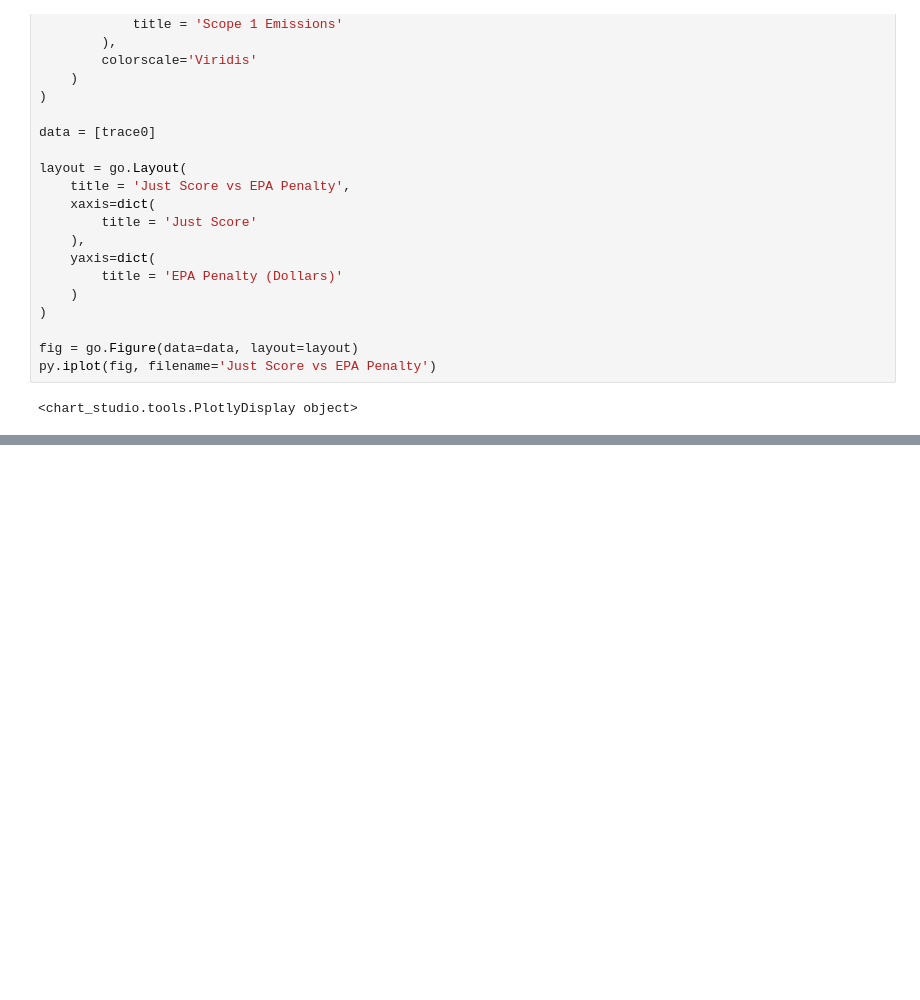
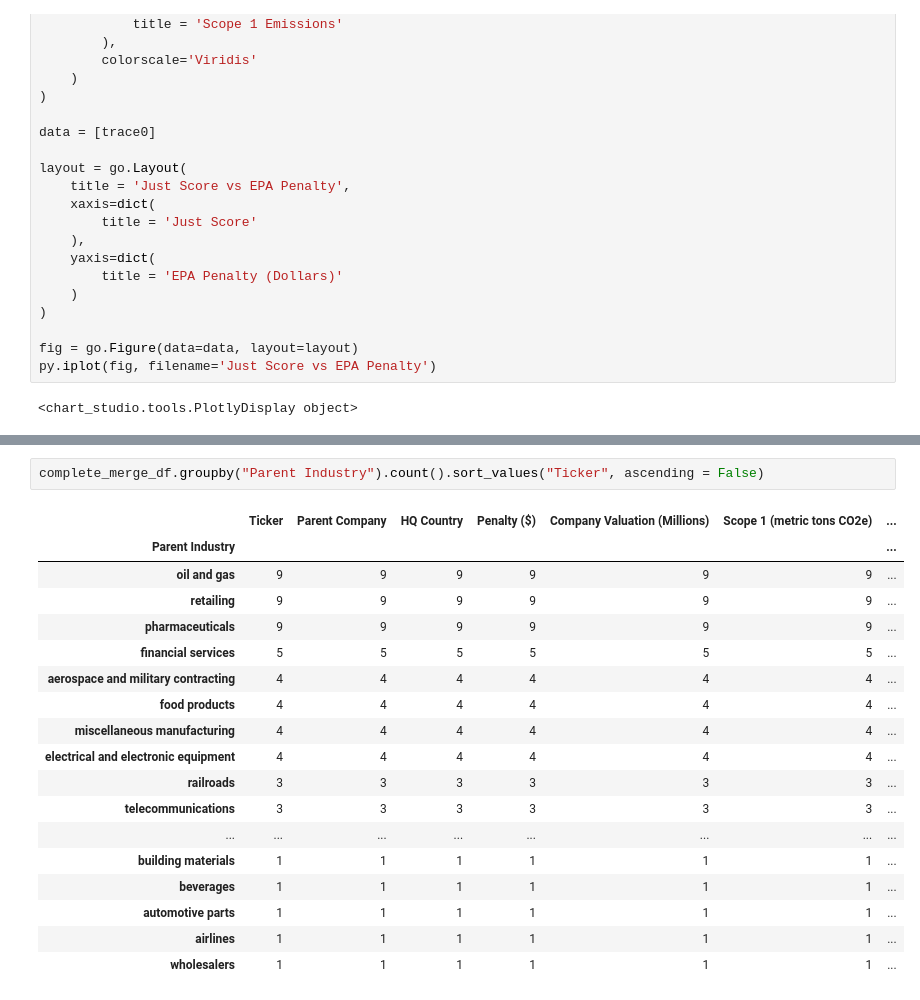
Before and after one commit to cseghbossian/avalanche, a Jupyter notebook: ipynb/industry_best_worst.ipynb, the cells around one changed output, grey strips where cells are left out. Cells and saved outputs as stored; diff of their text form; blank space fills up the shorter version.

```diff
--- a/ipynb/industry_best_worst.ipynb
+++ b/ipynb/industry_best_worst.ipynb
@@ -415,3 +417,24 @@ Try using .loc[row_indexer,col_indexer] = value instead
 
 See the caveats in the documentation: http://pandas.pydata.org/pandas-docs/stable/indexing.html#indexing-view-versus-copy
 <chart_studio.tools.PlotlyDisplay object>
+# %%
+complete_merge_df.groupby("Parent Industry").count().sort_values("Ticker", ascending = False)
+# %% [output]
+|  | Ticker | Parent Company | HQ Country | Penalty ($) | Company Valuation (Millions) | Scope 1 (metric tons CO2e) | ... |
+| Parent Industry |  |  |  |  |  |  | ... |
+| oil and gas | 9 | 9 | 9 | 9 | 9 | 9 | ... |
+| retailing | 9 | 9 | 9 | 9 | 9 | 9 | ... |
+| pharmaceuticals | 9 | 9 | 9 | 9 | 9 | 9 | ... |
+| financial services | 5 | 5 | 5 | 5 | 5 | 5 | ... |
+| aerospace and military contracting | 4 | 4 | 4 | 4 | 4 | 4 | ... |
+| food products | 4 | 4 | 4 | 4 | 4 | 4 | ... |
+| miscellaneous manufacturing | 4 | 4 | 4 | 4 | 4 | 4 | ... |
+| electrical and electronic equipment | 4 | 4 | 4 | 4 | 4 | 4 | ... |
+| railroads | 3 | 3 | 3 | 3 | 3 | 3 | ... |
+| telecommunications | 3 | 3 | 3 | 3 | 3 | 3 | ... |
+| ... | ... | ... | ... | ... | ... | ... | ... |
+| building materials | 1 | 1 | 1 | 1 | 1 | 1 | ... |
+| beverages | 1 | 1 | 1 | 1 | 1 | 1 | ... |
+| automotive parts | 1 | 1 | 1 | 1 | 1 | 1 | ... |
+| airlines | 1 | 1 | 1 | 1 | 1 | 1 | ... |
+| wholesalers | 1 | 1 | 1 | 1 | 1 | 1 | ... |
```
Also changed, not shown: parts of 10 cells of this notebook, 1 other file.
